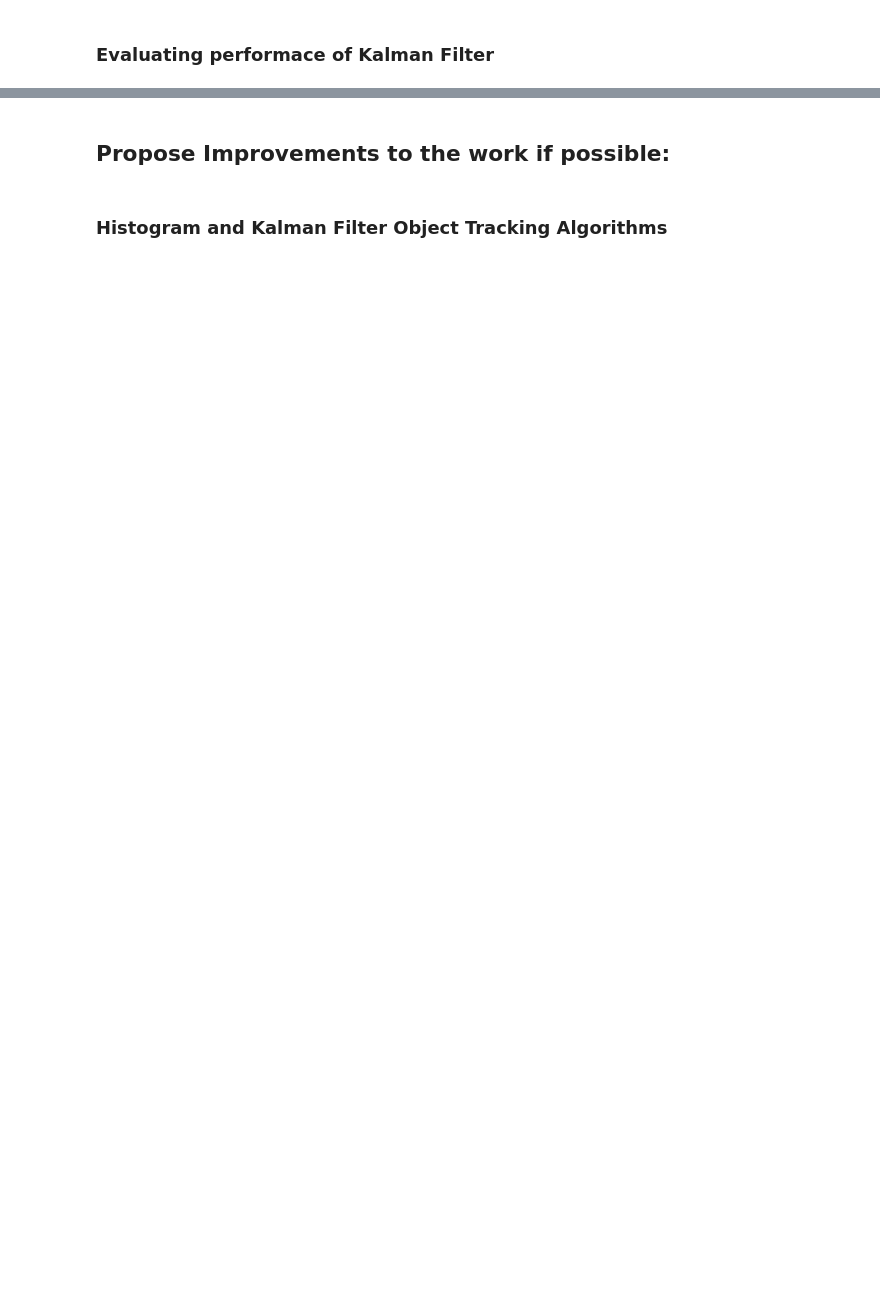
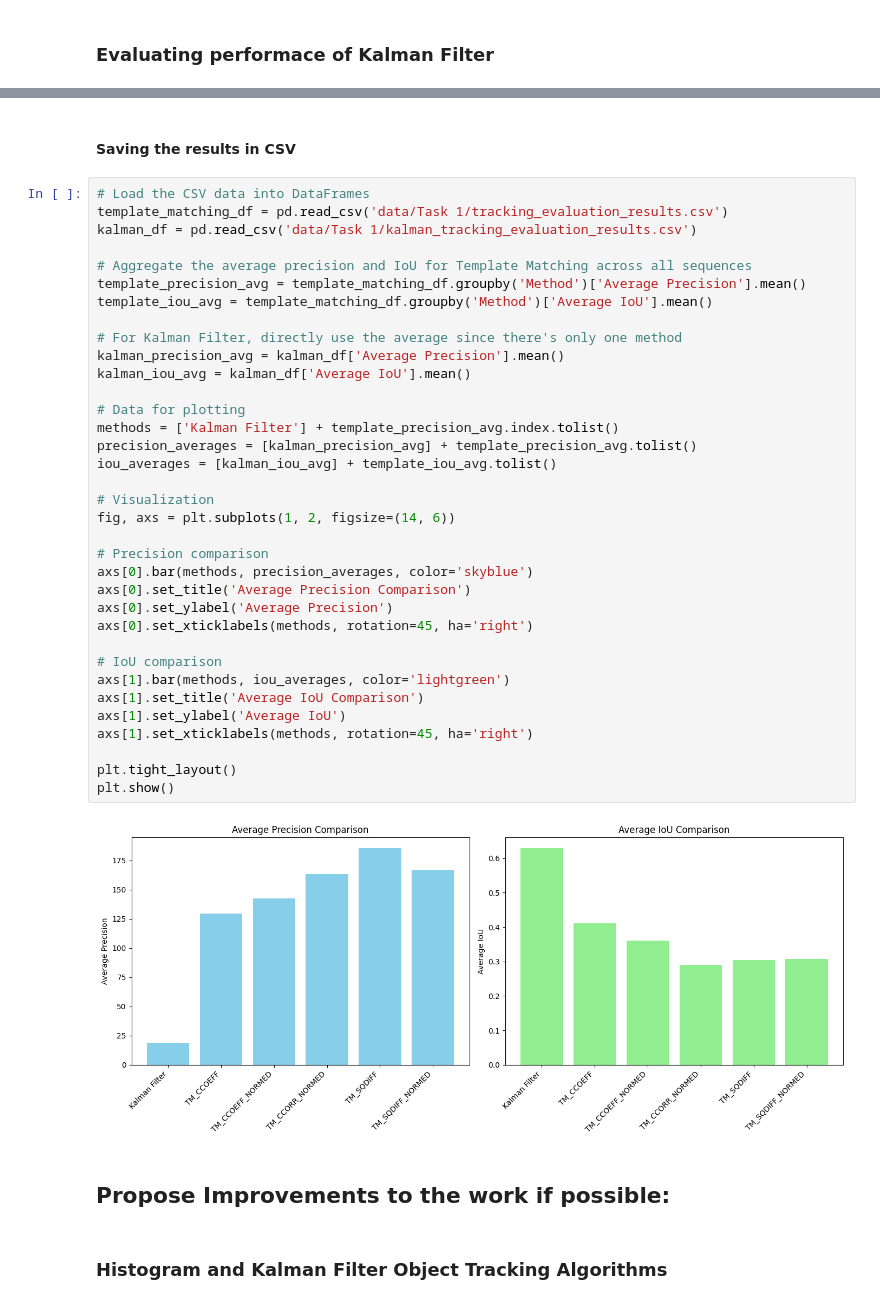
Before and after one commit to ansemin/Object-Tracking-, a Jupyter notebook: task1.ipynb, the cells around one changed output, grey strips where cells are left out. Saved outputs shown, nothing was run; the diff lists cells and outputs as text; blank space fills up the shorter version.

```diff
--- a/task1.ipynb
+++ b/task1.ipynb
@@ -484,3 +670,42 @@ Overall IoU: 0.63, Overall Precision: 19.02
+# %% [markdown]
+#### Saving the results in CSV
+# %%
+# Load the CSV data into DataFrames
+template_matching_df = pd.read_csv('data/Task 1/tracking_evaluation_results.csv')
+kalman_df = pd.read_csv('data/Task 1/kalman_tracking_evaluation_results.csv')
+
+# Aggregate the average precision and IoU for Template Matching across all sequences
+template_precision_avg = template_matching_df.groupby('Method')['Average Precision'].mean()
+template_iou_avg = template_matching_df.groupby('Method')['Average IoU'].mean()
+
+# For Kalman Filter, directly use the average since there's only one method
+kalman_precision_avg = kalman_df['Average Precision'].mean()
+kalman_iou_avg = kalman_df['Average IoU'].mean()
+
+# Data for plotting
+methods = ['Kalman Filter'] + template_precision_avg.index.tolist()
+precision_averages = [kalman_precision_avg] + template_precision_avg.tolist()
+iou_averages = [kalman_iou_avg] + template_iou_avg.tolist()
+
+# Visualization
+fig, axs = plt.subplots(1, 2, figsize=(14, 6))
+
+# Precision comparison
+axs[0].bar(methods, precision_averages, color='skyblue')
+axs[0].set_title('Average Precision Comparison')
+axs[0].set_ylabel('Average Precision')
+axs[0].set_xticklabels(methods, rotation=45, ha='right')
+
+# IoU comparison
+axs[1].bar(methods, iou_averages, color='lightgreen')
+axs[1].set_title('Average IoU Comparison')
+axs[1].set_ylabel('Average IoU')
+axs[1].set_xticklabels(methods, rotation=45, ha='right')
+
+plt.tight_layout()
+plt.show()
+# %% [output]
+[figure, added]
 # %% [markdown]
 ## Propose Improvements to the work if possible:
 # %% [markdown]
```
Also changed, not shown: parts of 8 cells of this notebook, 19 other files.
